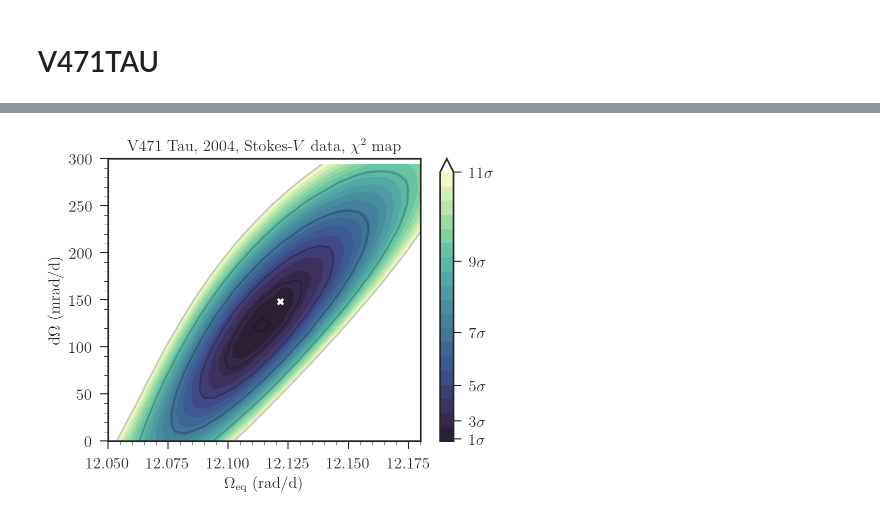
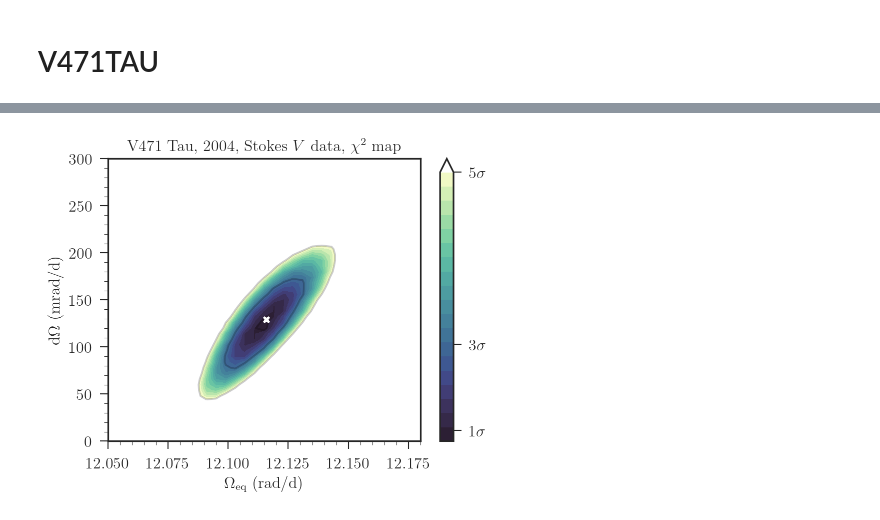
Before and after one commit to bzaire/Reports, a Jupyter notebook: SDR_CHIPOT.ipynb, the cells around one changed output, grey strips where cells are left out. Saved outputs shown, nothing was run; the diff lists cells and outputs as text; code cells hidden in the pictures.

```diff
--- a/SDR_CHIPOT.ipynb
+++ b/SDR_CHIPOT.ipynb
@@ -43,11 +43,10 @@ matplotlib.rc('ytick', labelsize='large')
 %config InlineBackend.figure_format = 'retina'
 
 #Define the number of sigmas that you want to consider
-nsigma=11.
+nsigma=5.
 
 # Read file with informations in each run
-#beta, gamma, chisq, s, sp_ph, test, cool, hot = N.genfromtxt('data/search_dr_i_chipot_2004.txt', unpack=True)
-beta, gamma, chisq, s, sp_ph, test, cool, hot = N.genfromtxt('data/search_DRi_chipot_2004.txt_new', unpack=True)
+beta, gamma, chisq, s, sp_ph, test, cool, hot = N.genfromtxt('data/search_DRi_chipot_2004.txt', unpack=True)
 
 
 #Change to oeq and do
@@ -62,6 +61,7 @@ cycle, vr, snI, I, cycleV, vrV, snV, V = rstokes('data/v471tau_04.ss')
 count=0
 for i in range(len(cycle)):
     count += I[i].shape[0]
+print('n points =', count)
 
 #Compute the corresponding variation in "reduced chisq"
 dchisq = nsigma**2*2.3/count
@@ -73,7 +73,8 @@ test = test[isp]; cool = cool[isp]; hot = hot[isp]
 
 # Set global min of spot coverage
 vmin = chisq.min()
-print(vmin)
+print('chisqr min =', vmin)
+
 #Set levels for plotting
 lev = [vmin + isigma**2*(2.3/count) for isigma in range(int(nsigma)+1)]
 cut_sigma = int(nsigma) + 2
@@ -134,16 +135,30 @@ print('Position of the center on this plane:')
 print(r'Omega_EQ = %.3f and dO = %.3f' %(best_x, best_y))
 print('dOeq = %.3f and d(dO) = %1.3f \n' %(dx, dy))
 
-cos2theta = e/(c-a-N.sqrt((a-c)**2 + e**2))
-print(r'cos2(theta_s) = %.3f' %(cos2theta))
-print('(theta_s) = %.3f \n' %(N.arccos(N.sqrt(cos2theta))))
 
-print(r'beta = %.8f and gamma = %.8f' %(1.- best_x/Omega0, best_y/Omega0))
+thc = N.arccos(N.sqrt((best_x-Omega0)/best_y))
+dthc = 1./(1 - (best_x - Omega0)/best_y)*N.sqrt((1./2./best_y/N.sqrt((best_x - Omega0)/best_y)*dx)**2 + ((best_x - Omega0)/2./best_y**2/N.sqrt((best_x - Omega0)/best_y)*dy)**2)
+
+
+print('(theta_c) = %d +- %d \n' %(thc*180./N.pi, dthc*180./N.pi) )
+
+
+cos2theta_04I = e/(c-a-N.sqrt((a-c)**2 + e**2))
+ws_04I = best_x - best_y*(cos2theta_04I)
+print(r'cos2(theta_s) = %.3f' %(cos2theta_04I))
+print('(theta_s) = %.3f ' %(N.arccos(N.sqrt(cos2theta_04I))*180./N.pi))
+print('(Omega_s) = %.3f \n' %(ws_04I))
+
+
+thetas_wiki = N.arctan(e/(c-a))/2.
+print('(theta_s) = %.3f \n' %(N.arccos(N.sqrt(N.tan(thetas_wiki)))*180./N.pi))
+
+print('beta = %.8f and gamma = %.8f \n' %(1.- best_x/Omega0, best_y/Omega0))
 
 Oeq04 = best_x; dO04 = best_y
 dOeq04 = dx; ddO04 = dy
 
-print('\n Min chisq from fit:')
+print('Min chisq from fit:')
 print('Min chisq = ', w_min)
 print('RMS = ', N.sqrt(N.mean(res**2)))
 print('RMS x dchisq =', N.sqrt(N.mean(res**2))*(count/2.3)) #2params
@@ -442,25 +533,25 @@ P.show()
 # %%
 fig, ax = P.subplots(1,1, figsize=(5,4), dpi=96)
 #ax.scatter(Oeq, dO, marker = 's', s=20, color='gray', alpha=0.8)
-ax.set_title(r'V471 Tau, 2004, Stokes-$V$ data, $\chi^2$ map', fontsize='large')
+ax.set_title(r'V471 Tau, 2004, Stokes $V$ data, $\chi^2$ map', fontsize='large')
 im = ax.contourf(x_v, 1.e3*y_v, z_v, levels=N.linspace(lev_v[0], lev_v[-1], 20), cmap=cmap, alpha=1., extend='max')
 im.cmap.set_over('white')
 ax.contour(x_v, 1.e3*y_v, z_v, levels=lev_1_v, colors='k', alpha=0.2)
 cbar = fig.colorbar(im, ticks=lev_1_v, ticklocation = 'right', format = '%1.4f')
 cbar.ax.set_yticklabels([r'$ %1d \sigma$' %isig for isig in range(1,cut_sigma,2)])
 ax.set_xlim(lev_o); ax.set_ylim(lev_do)
 ax.plot(best_x, 1.e3*best_y, 'X', color='w')
 #ax.errorbar(best_x, best_y, xerr=dx, yerr=dy, color='r')
 ax.set_ylabel(r'$\mathrm{d}\Omega$ (mrad/d)', fontsize='large')
 ax.set_xlabel(r'$\Omega_\mathrm{eq}$ (rad/d)', fontsize='large')
 ax.yaxis.set_minor_locator(MultipleLocator(10))
 ax.xaxis.set_minor_locator(MultipleLocator(.005))
 P.xticks(fontsize='large')
 P.yticks(fontsize='large')
 P.tight_layout()
 P.savefig('figs/dr_v_chipot_2004.pdf', rasterized=True)
 # %% [output]
-[figure, old version]
+[figure, new version]
 # %%
 fig, ax = P.subplots(1,1, figsize=(4,3))
 ax.set_title(r'$\chi^2$')
```
Also changed, not shown: parts of 41 cells of this notebook, 52 other files.
